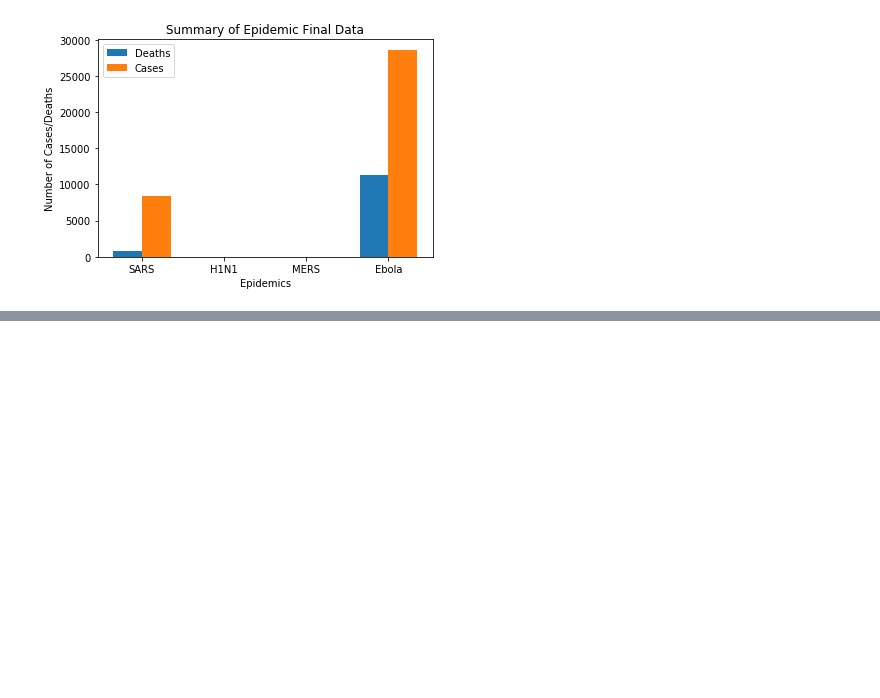
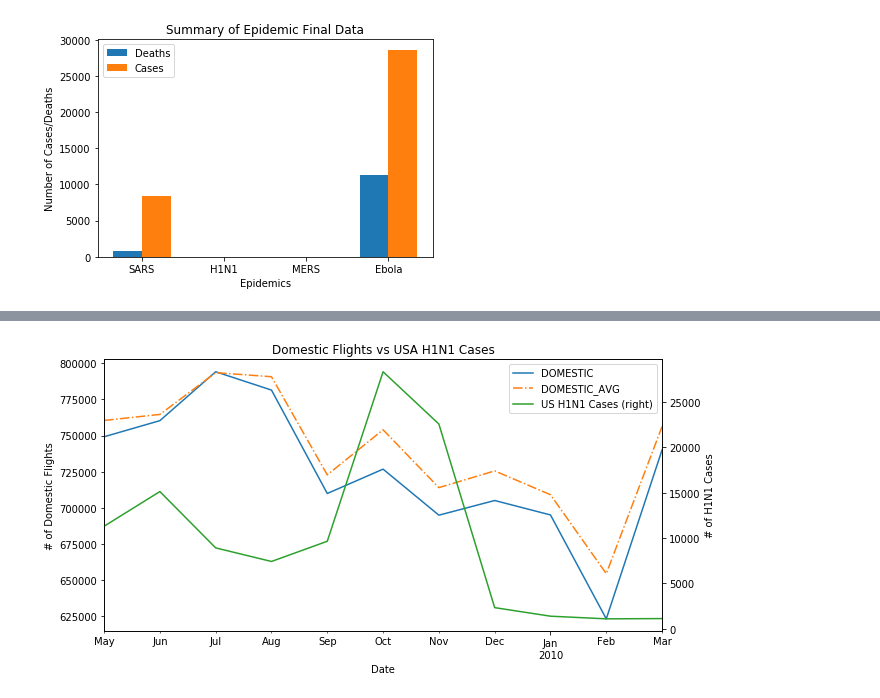
Before and after one commit to vbhakta27/group3, a Jupyter notebook: Project1.ipynb, the cells around one changed output, grey strips where cells are left out. Saved outputs shown, nothing was run; the diff lists cells and outputs as text; code cells hidden in the pictures; blank space fills up the shorter version.

```diff
--- a/Project1.ipynb
+++ b/Project1.ipynb
@@ -931,0 +1079,20 @@ plt.show()
+# %%
+#create USA specific df
+usa_df = trimmed_flu_data.loc[trimmed_flu_data["Country"] == 'United States of America']
+
+#group by Year and Month
+usa_df = usa_df.groupby(['Year', 'Month']).sum()
+
+#remove columns
+del usa_df['Week']
+
+#merge usa flight and flu data
+merged_df = pd.merge(flight_data_df, usa_df, on = ['Year', 'Month'], how="inner")
+
+#do a second merge to add average flight df
+merged_df = pd.merge(merged_df, avg_flight_df, on = 'Month', how = "inner", suffixes = ("", "_AVG"))
+
+
+merged_df.sort_values(by = ['Date'], inplace = True, ascending = True, axis = 0)
+
+merged_df
@@ -931,0 +1112,23 @@ plt.show()
+# %%
+#plotting the USA data
+
+plt.figure(figsize = (10,5))
+ax = plt.gca()
+
+
+merged_df.plot.line(x = 'Date', y='DOMESTIC', ax=ax)
+merged_df.plot.line(x = 'Date', y = 'DOMESTIC_AVG', ax=ax, linestyle = '-.')
+
+#create a second axis that contains the H1N1 Case data
+ax2 = merged_df.plot.line(x = 'Date', y='H1N1_Cases', ax=ax, secondary_y = True, label = 'US H1N1 Cases')
+
+#set titles and labels
+plt.title("Domestic Flights vs USA H1N1 Cases")
+ax.set_ylabel('# of Domestic Flights')
+ax2.set_ylabel('# of H1N1 Cases')
+
+#save and show chart
+plt.savefig("plots/line_domestic_flights_vs_h1n1.png")
+plt.show()
+# %% [output]
+[figure, added]
```
Also changed, not shown: parts of 20 cells of this notebook, 6 other files.
